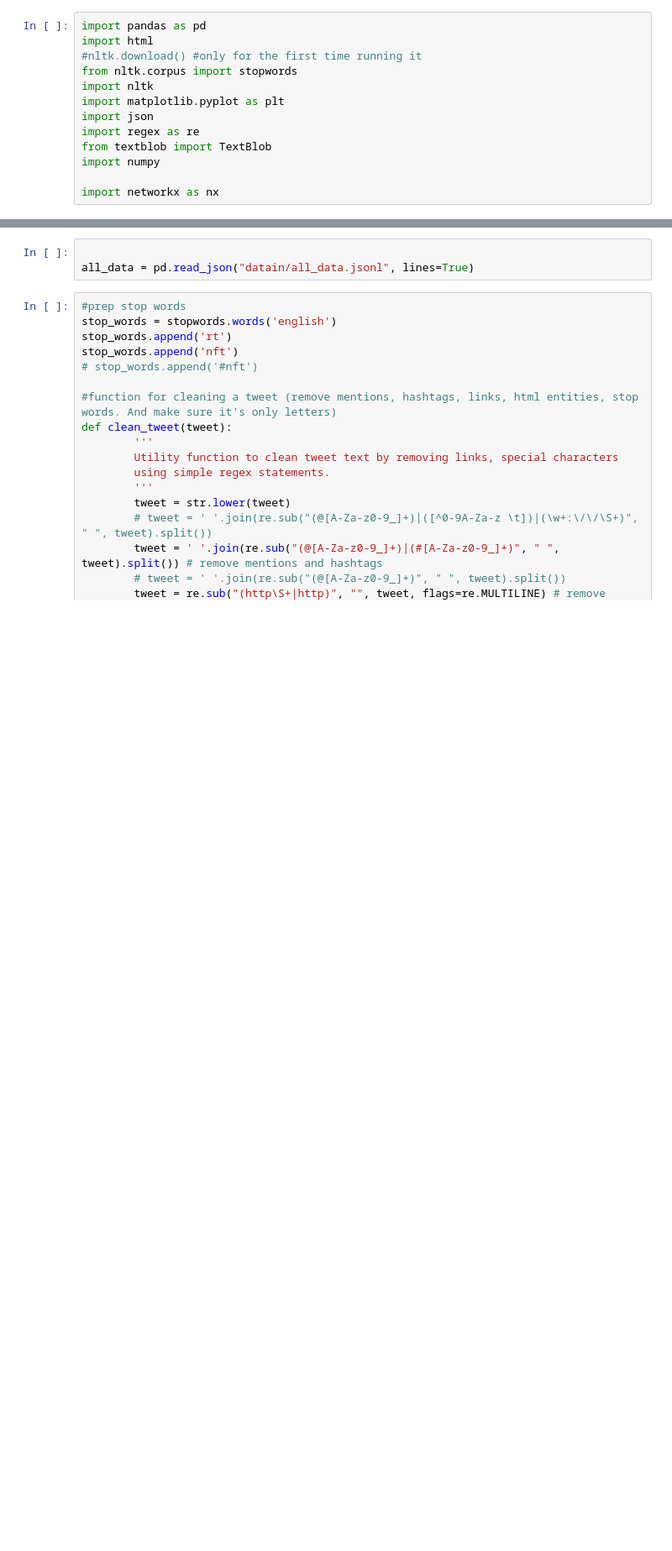
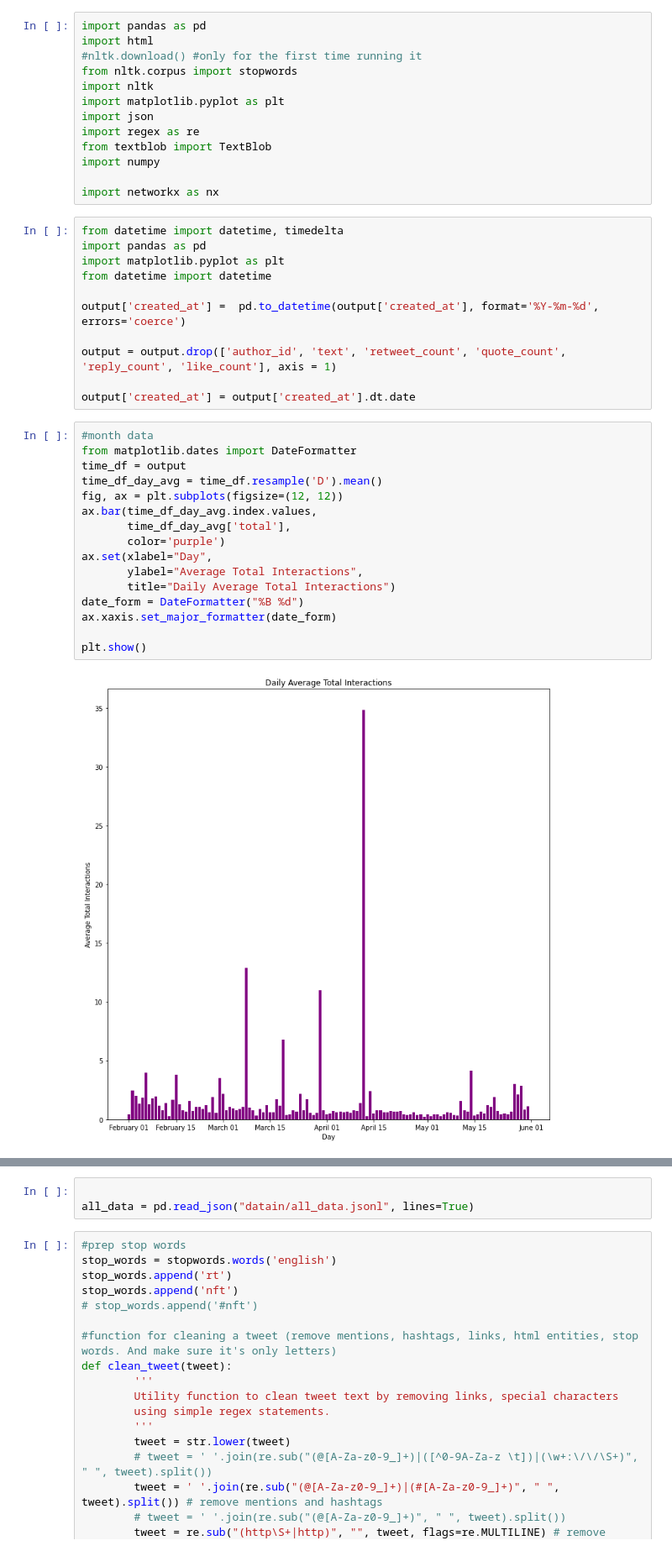
Before and after one commit to Htgotcode/Viral-NFT-Research, a Jupyter notebook: nft.ipynb, the cells around one changed output, grey strips where cells are left out. Shown at 84% size. Saved outputs shown, nothing was run; the diff lists cells and outputs as text; blank space fills up the shorter version.

Commit message:
time data setup

```diff
--- a/nft.ipynb
+++ b/nft.ipynb
@@ -11,4 +11,33 @@ from textblob import TextBlob
 import numpy
 
 import networkx as nx
+# %%
+from datetime import datetime, timedelta
+import pandas as pd
+import matplotlib.pyplot as plt
+from datetime import datetime
+
+output['created_at'] =  pd.to_datetime(output['created_at'], format='%Y-%m-%d', errors='coerce')
+
+output = output.drop(['author_id', 'text', 'retweet_count', 'quote_count', 'reply_count', 'like_count'], axis = 1)
+
+output['created_at'] = output['created_at'].dt.date
+# %%
+#month data
+from matplotlib.dates import DateFormatter
+time_df = output
+time_df_day_avg = time_df.resample('D').mean()
+fig, ax = plt.subplots(figsize=(12, 12))
+ax.bar(time_df_day_avg.index.values,
+       time_df_day_avg['total'],
+       color='purple')
+ax.set(xlabel="Day",
+       ylabel="Average Total Interactions",
+       title="Daily Average Total Interactions")
+date_form = DateFormatter("%B %d")
+ax.xaxis.set_major_formatter(date_form)
+
+plt.show()
+# %% [output]
+[figure, added]
 # %%
```
Also changed, not shown: parts of 3 cells of this notebook, 2 other files.
